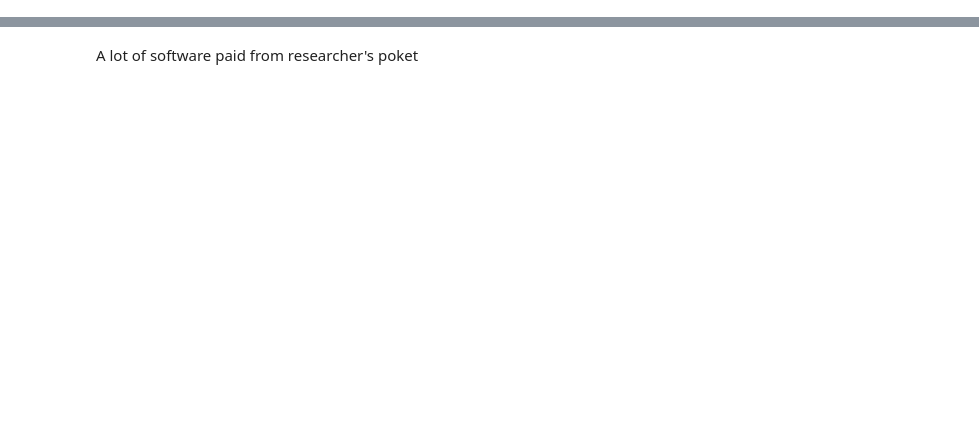
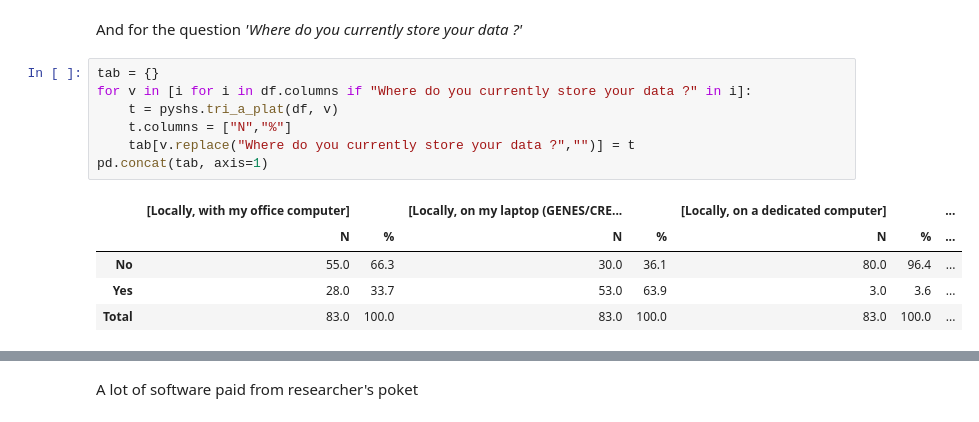
Before and after one commit to emilienschultz/survey-software-crest, a Jupyter notebook: notebooks/Analyze.ipynb, the cells around one changed output, grey strips where cells are left out. Cells and saved outputs as stored; diff of their text form; blank space fills up the shorter version.

```diff
--- a/notebooks/Analyze.ipynb
+++ b/notebooks/Analyze.ipynb
@@ -173,0 +178,15 @@ Name: paying_software_projects_precision, dtype: object
+# %% [markdown]
+And for the question *'Where do you currently store your data ?'*
+# %%
+tab = {}
+for v in [i for i in df.columns if "Where do you currently store your data ?" in i]:
+    t = pyshs.tri_a_plat(df, v)
+    t.columns = ["N","%"]
+    tab[v.replace("Where do you currently store your data ?","")] = t
+pd.concat(tab, axis=1)
+# %% [output]
+|  | [Locally, with my office computer] |  | [Locally, on my laptop (GENES/CRE... |  | [Locally, on a dedicated computer] |  | ... |
+|  | N | % | N | % | N | % | ... |
+| No | 55.0 | 66.3 | 30.0 | 36.1 | 80.0 | 96.4 | ... |
+| Yes | 28.0 | 33.7 | 53.0 | 63.9 | 3.0 | 3.6 | ... |
+| Total | 83.0 | 100.0 | 83.0 | 100.0 | 83.0 | 100.0 | ... |
```
Also changed, not shown: parts of 113 cells of this notebook, 2 other files.
